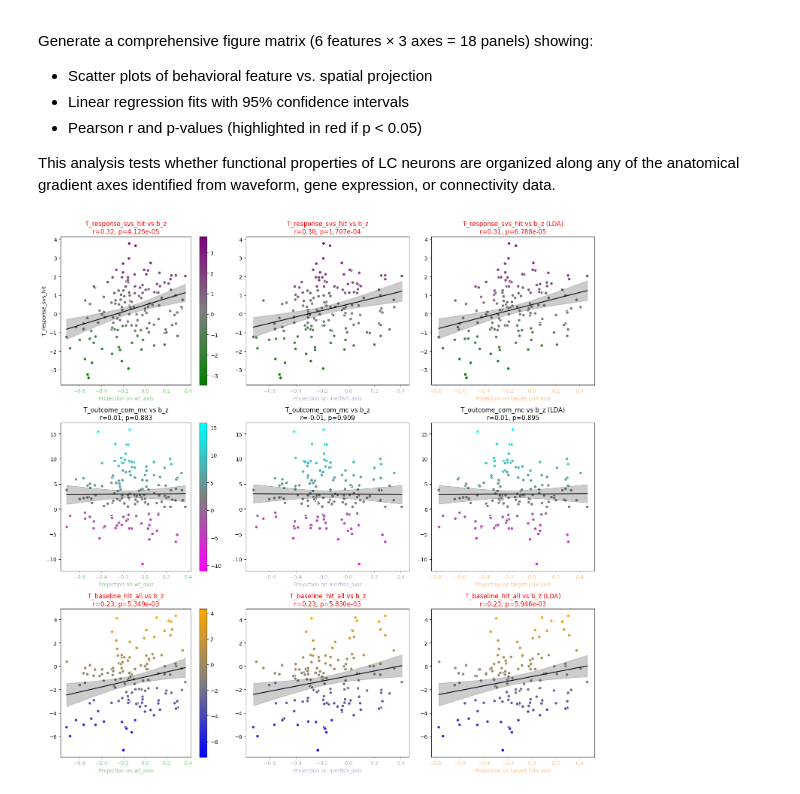
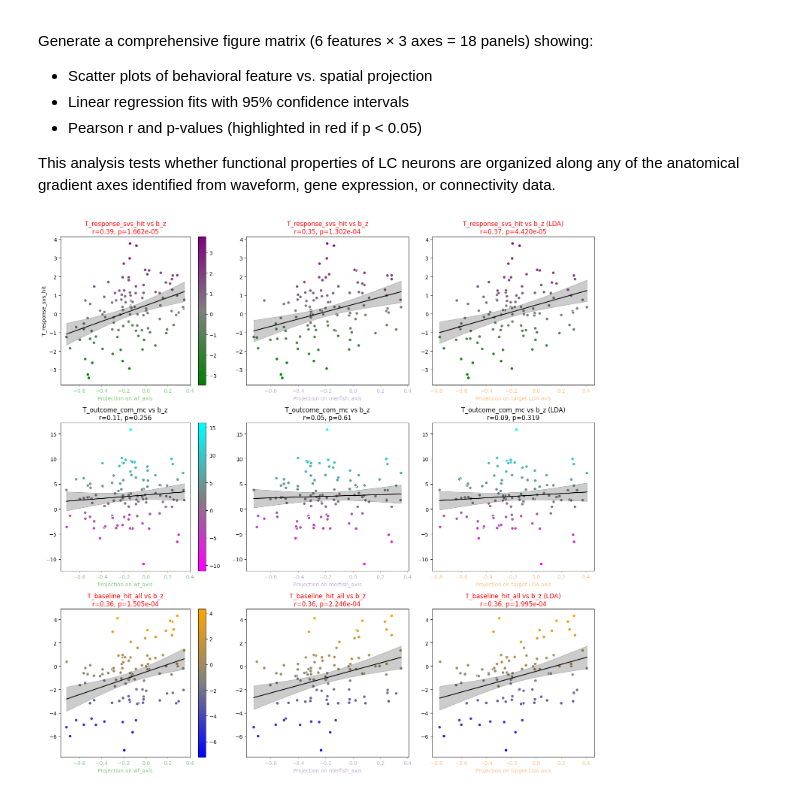
Before and after one commit to AllenNeuralDynamics/aind-beh-ephys-analysis, a Jupyter notebook: code/beh_ephys_analysis/session_combine/manuscript_figures/F_spatial-axis-comparison.ipynb, the cells around one changed output. Saved outputs shown, nothing was run; the diff lists cells and outputs as text; code cells hidden in the pictures.

```diff
--- a/code/beh_ephys_analysis/session_combine/manuscript_figures/F_spatial-axis-comparison.ipynb
+++ b/code/beh_ephys_analysis/session_combine/manuscript_figures/F_spatial-axis-comparison.ipynb
@@ -1895,36 +635,0 @@ Define function to compute linear regression fits with 95% confidence intervals
-# %%
-def get_regression_CI(x, y):
-    from sklearn.linear_model import LinearRegression
-    from sklearn.utils import resample
-
-    x = np.asarray(x).reshape(-1, 1)
-    y = np.asarray(y).reshape(-1)
-
-    # Prediction grid
-    reg = LinearRegression().fit(x, y)
-
-    x_fit = np.linspace(np.nanmin(x), np.nanmax(x), 100)
-    X_fit = x_fit.reshape(-1, 1)
-    y_fit = reg.predict(X_fit)
-
-    # --- Compute confidence interval ---
-    n_boot = 1000
-    n = len(x)
-    x_mean = np.mean(x)
-    Sxx = np.sum((x - x_mean) ** 2)
-
-    # res
-    y_pred = reg.predict(x)
-    residuals = y - y_pred
-    s_err = np.sqrt(np.sum(residuals ** 2) / (n - 2))
-
-    t_val = stats.t.ppf(0.975, df=n-2)
-
-    conf = t_val * s_err * np.sqrt(1/n + (x_fit - x_mean) ** 2 / Sxx)
-
-    # plot
-    ci_lower = y_fit - conf
-    ci_upper = y_fit + conf
-
-
-    return y_fit, x_fit, ci_lower, ci_upper
@@ -1939,9 +651,9 @@ Generate a comprehensive figure matrix (6 features × 3 axes = 18 panels) showin
 - Pearson r and p-values (highlighted in red if p < 0.05)
 
 This analysis tests whether functional properties of LC neurons are organized along any of the anatomical gradient axes identified from waveform, gene expression, or connectivity data.
+# %%
+beh_data = beh_data[beh_data['selected']].reset_index(drop=True)
 # %%
-# import pearson r
-from scipy.stats import pearsonr
 features = feature_map.keys()
 ccfs = beh_data[['x_ccf', 'y_ccf', 'z_ccf']].values
 bregma_LPS_mm = np.array([-5.7, 5.4, -0.45])  # in mm
@@ -1982,7 +694,6 @@ for i, feature in enumerate(features):
 
     ax.tick_params(axis='x', colors=colors['x'])
     ax.xaxis.label.set_color(colors['x'])
-
 
 
     ax = axes[i, 1]
@@ -2005,32 +716,34 @@ for i, feature in enumerate(features):
     ax.xaxis.label.set_color(colors['y'])
 
     ax = axes[i, 2]
     sc = ax.scatter(proj_z, feature_values, c=feature_values, cmap=feature_map[feature], edgecolor='w', alpha=1)
     valid_mask = ~np.isnan(proj_z) & ~np.isnan(feature_values)
     if np.sum(valid_mask) > 2:
         r, p = pearsonr(proj_z[valid_mask], feature_values[valid_mask])
         y_fit, x_fit, ci_lower, ci_upper = get_regression_CI(proj_z[valid_mask], feature_values[valid_mask])
         ax.plot(x_fit, y_fit, color='black', label='Fit')
         ax.fill_between(x_fit, ci_lower, ci_upper, color='black', alpha=0.2, label='95% CI')
         if p<0.05:
             ax.set_title(f"{feature} vs b_z (LDA)\nr={r:.2f}, p={p:.3e}", color='r')
         else:
             ax.set_title(f"{feature} vs b_z (LDA)\nr={r:.2f}, p={p:.3g}")
     else:
         ax.set_title(f"{feature} vs b_z (LDA)\nNot enough valid points")
     ax.set_xlabel("Projection on target LDA axis")
     ax.tick_params(axis='x', colors=colors['z'])
     ax.xaxis.label.set_color(colors['z'])
 plt.tight_layout()
 plt.show()
 save_panels(fig, target_folder, "beh_feature_vs_primary_projection_correlations", ['FigureS18d', 'Figure5d', 'Figure5h'], exts=('svg',), dpi=300)
 # ---- panel CSVs (rule 9 mapping confirmed by user: feature on y; x = gene & target projection axes) ----
 _proj_gene = np.dot(ccf_centered, res_boot_y["axis_unit"])
 _proj_target = np.dot(ccf_centered, res_boot_z["axis_unit"])
+
 for _panel, _feat in [('Figure5d', 'T_baseline_hit_all'), ('Figure5h', 'T_response_svs_hit'), ('FigureS18d', 'T_outcome_com_mc')]:
-    save_panel_csv(columns_to_df(**{_feat: beh_data[_feat].values, 'proj_gene_axis': _proj_gene, 'proj_target_axis': _proj_target}), target_folder, "beh_feature_vs_primary_projection_correlations", [_panel])
+    filter = np.isnan(_proj_gene ) | np.isnan(_proj_target) | np.isnan(beh_data[_feat].values)
+    save_panel_csv(columns_to_df(**{_feat: beh_data[_feat].values[~filter], 'proj_gene_axis': _proj_gene[~filter], 'proj_target_axis': _proj_target[~filter]}), target_folder, "beh_feature_vs_primary_projection_correlations", [_panel])
 ##FigureS18d## ##T_outcome_com_mc
 ##Figure5d## ##T_baseline_hit_all
 ##Figure5h## ##T_response_svs_hit
 # %% [output]
-[figure, old version]
+[figure, new version]
```
Also changed, not shown: parts of 20 cells of this notebook, 22 other files.
